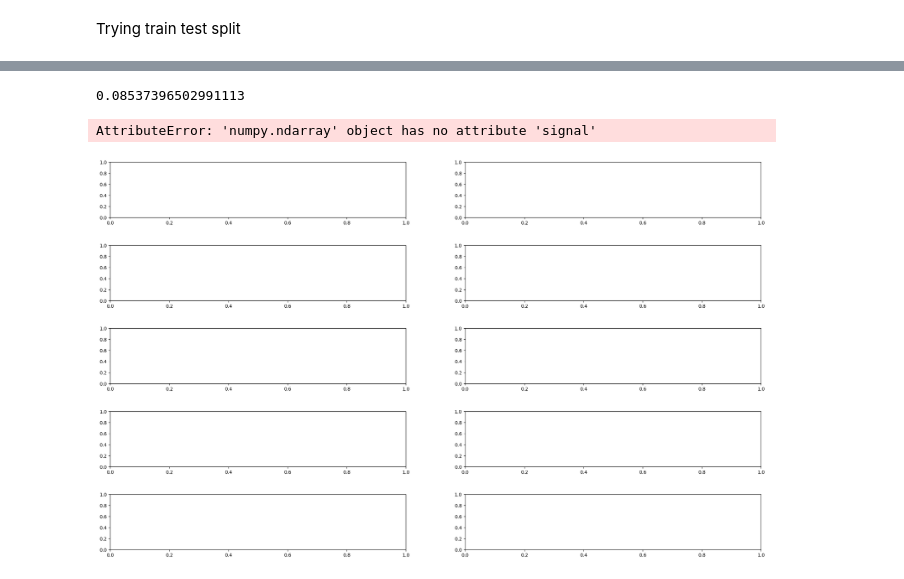
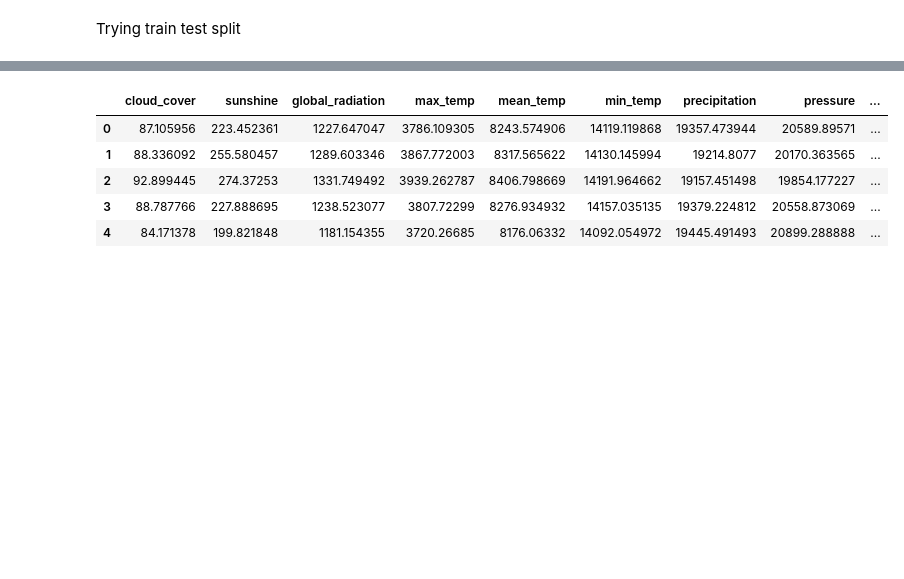
Before and after one commit to Derv6464/dataAnalytics, a Jupyter notebook: analytics-project.ipynb, the cells around one changed output, grey strips where cells are left out. Drawn from its saved outputs; the diff is of its cells as text; code cells hidden in the pictures; blank space fills up the shorter version.

```diff
--- a/analytics-project.ipynb
+++ b/analytics-project.ipynb
@@ -489,10 +249,5 @@ Standard deviation: 0.0556149178427619
 # %%
 from sklearn.metrics import r2_score
-# %%
-y_prediction = model.predict(x_test)
-r2_score(y_prediction, y_test)
-# %% [output]
-0.08537396502991113
 # %%
 T = 86400         # Sample Period
 fs = 0.00001       # sample rate, Hz
@@ -522,23 +277,14 @@ fig.add_trace(go.Scatter(
             name = 'filtered signal'
             ))
 fig.show()
-# %%
-fig, ax = plt.subplots(nrows=5, ncols=2, figsize=(25, 15))
-fig.subplots_adjust(hspace = .5)
-ax = ax.ravel()
-colors = plt.rcParams["axes.prop_cycle"]()
-
-for batch in range(10):
-    fft = sp.fftpack.fft(X_train.signal[batch_size*(batch):batch_size*(batch+1)])
-    psd = np.abs(fft) ** 2
-    fftfreq = sp.fftpack.fftfreq(len(psd),1/fs)
-    i = fftfreq > 0
-
-    c = next(colors)["color"]
-    ax[batch].plot(fftfreq[i], 10 * np.log10(psd[i]),color=c)
-    ax[batch].set_title(f'Batch {batch+1}')
-    ax[batch].set_xlabel('Frequency (Hz)')
-    ax[batch].set_ylabel('PSD (dB)')
-# %% [output]
-AttributeError: 'numpy.ndarray' object has no attribute 'signal'
-[figure, removed]
+# %%
+df_noise = pd.DataFrame(df_noise, columns= ('cloud_cover', 'sunshine', 'global_radiation', 'max_temp', 'mean_temp',
+       'min_temp', 'precipitation', 'pressure', 'snow_depth','Number of Bicycle Hires'))
+df_noise.head()
+# %% [output]
+|  | cloud_cover | sunshine | global_radiation | max_temp | mean_temp | min_temp | precipitation | pressure | ... |
+| 0 | 87.105956 | 223.452361 | 1227.647047 | 3786.109305 | 8243.574906 | 14119.119868 | 19357.473944 | 20589.89571 | ... |
+| 1 | 88.336092 | 255.580457 | 1289.603346 | 3867.772003 | 8317.565622 | 14130.145994 | 19214.8077 | 20170.363565 | ... |
+| 2 | 92.899445 | 274.37253 | 1331.749492 | 3939.262787 | 8406.798669 | 14191.964662 | 19157.451498 | 19854.177227 | ... |
+| 3 | 88.787766 | 227.888695 | 1238.523077 | 3807.72299 | 8276.934932 | 14157.035135 | 19379.224812 | 20558.873069 | ... |
+| 4 | 84.171378 | 199.821848 | 1181.154355 | 3720.26685 | 8176.06332 | 14092.054972 | 19445.491493 | 20899.288888 | ... |
```
Also changed, not shown: parts of 36 cells of this notebook.
